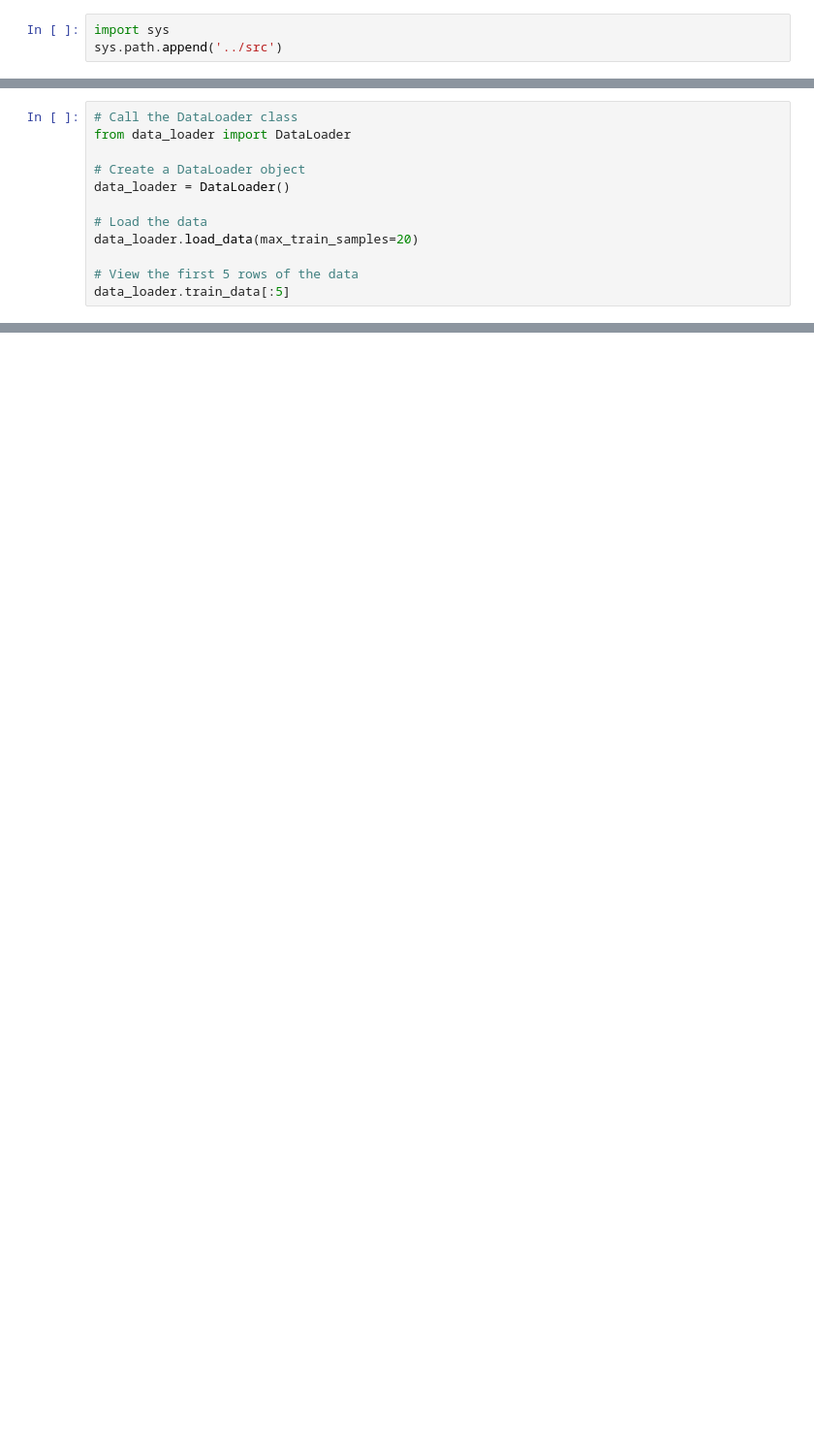
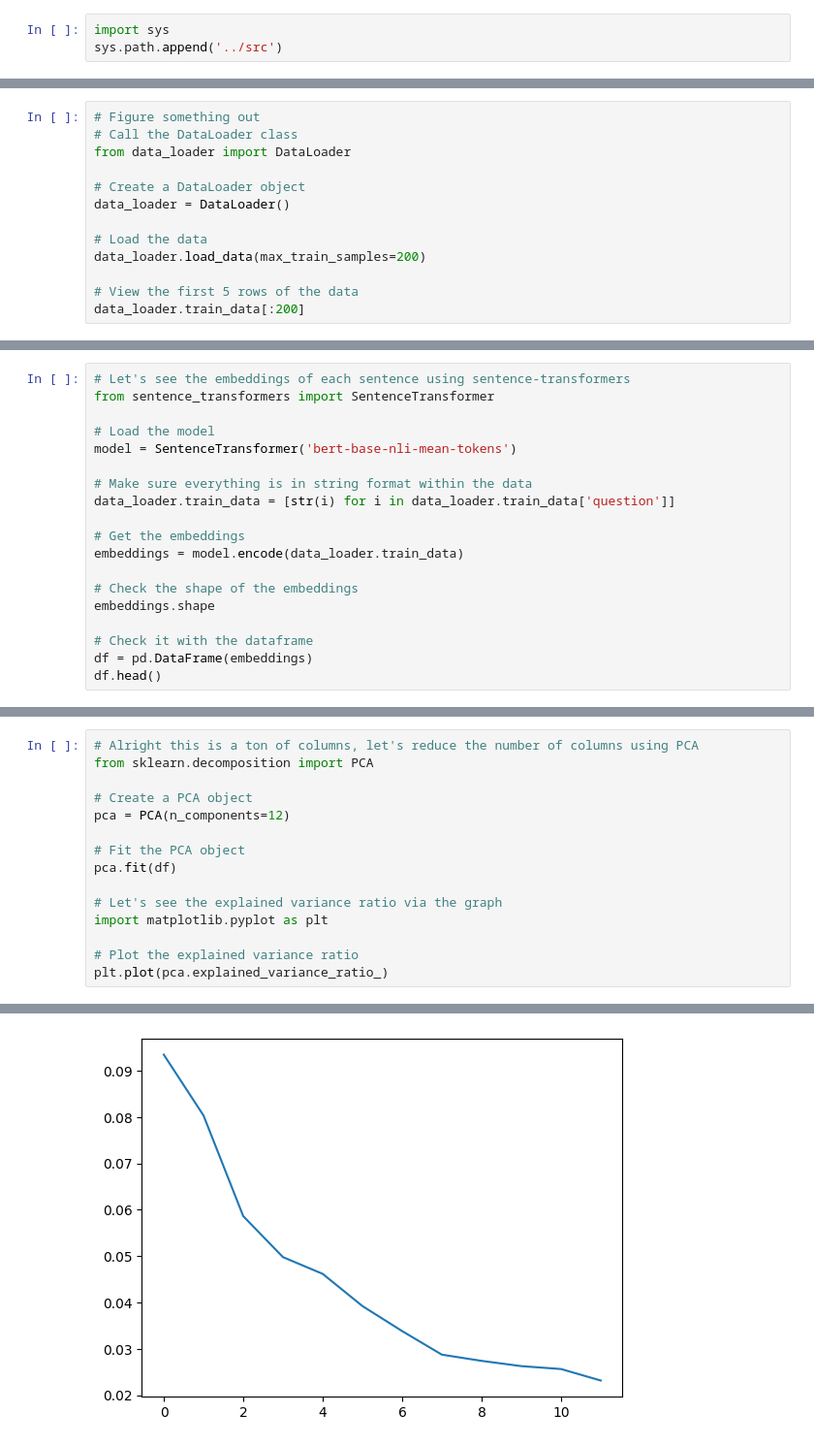
Before and after one commit to SalimAlkharsa/LLM_adaptive_computation, a Jupyter notebook: notebooks/initial_expirement_clustering.ipynb, the cells around one changed output, grey strips where cells are left out. Shown at 97% size. Cells and saved outputs as stored; diff of their text form; blank space fills up the shorter version.

```diff
--- a/notebooks/initial_expirement_clustering.ipynb
+++ b/notebooks/initial_expirement_clustering.ipynb
@@ -9,4 +10,5 @@ sys.path.append('../src')
 # %%
+# Figure something out
 # Call the DataLoader class
 from data_loader import DataLoader
 
@@ -14,10 +16,10 @@ from data_loader import DataLoader
 data_loader = DataLoader()
 
 # Load the data
-data_loader.load_data(max_train_samples=20)
+data_loader.load_data(max_train_samples=200)
 
 # View the first 5 rows of the data
-data_loader.train_data[:5]
+data_loader.train_data[:200]
 # %% [output]
 {'question': ['Natalia sold clips to 48 of her friends in April, and then she sold half as many clips in May. How many clips did Natalia sell altogether in April and May?',
   'Weng earns $12 an hour for babysitting. Yesterday, she just did 50 minutes of babysitting. How much did she earn?',
@@ -35,0 +55,19 @@ data_loader.train_data[:5]
+# %%
+# Let's see the embeddings of each sentence using sentence-transformers
+from sentence_transformers import SentenceTransformer
+
+# Load the model
+model = SentenceTransformer('bert-base-nli-mean-tokens')
+
+# Make sure everything is in string format within the data
+data_loader.train_data = [str(i) for i in data_loader.train_data['question']]
+
+# Get the embeddings
+embeddings = model.encode(data_loader.train_data)
+
+# Check the shape of the embeddings
+embeddings.shape
+
+# Check it with the dataframe
+df = pd.DataFrame(embeddings)
+df.head()
@@ -35,0 +82,16 @@ data_loader.train_data[:5]
+# %%
+# Alright this is a ton of columns, let's reduce the number of columns using PCA
+from sklearn.decomposition import PCA
+
+# Create a PCA object
+pca = PCA(n_components=12)
+
+# Fit the PCA object
+pca.fit(df)
+
+# Let's see the explained variance ratio via the graph
+import matplotlib.pyplot as plt
+
+# Plot the explained variance ratio
+plt.plot(pca.explained_variance_ratio_)
+# %% [output]
@@ -35,0 +99 @@ data_loader.train_data[:5]
+[figure, added]
```
Also changed, not shown: parts of 13 cells of this notebook, 9 other files.
